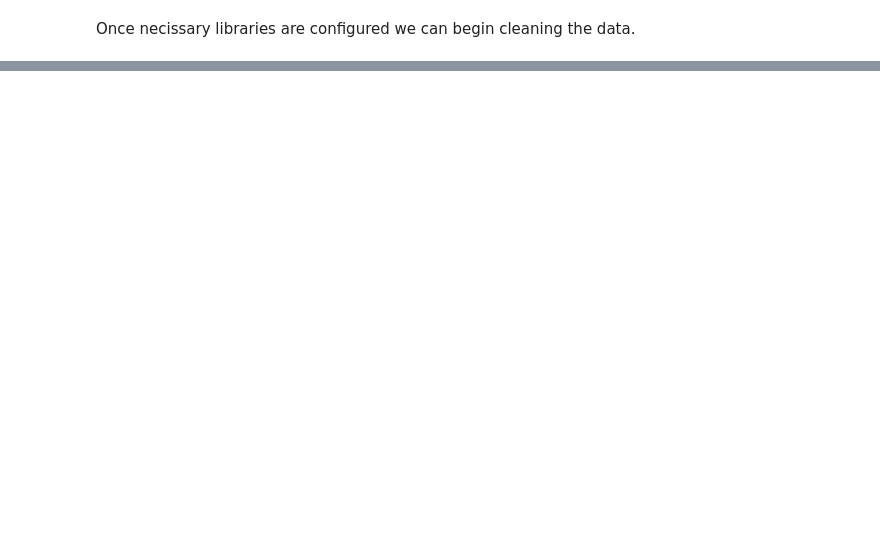
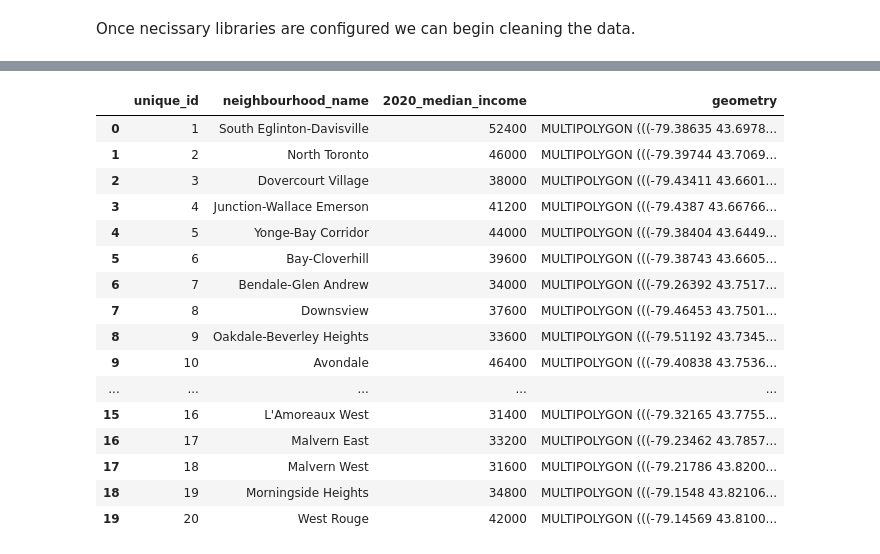
Before and after one commit to sebastianbrubaker/toronto_uhi_analysis, a Jupyter notebook: wrangle_data.ipynb, the cells around one changed output, grey strips where cells are left out. Saved outputs shown, nothing was run; the diff lists cells and outputs as text; code cells hidden in the pictures; blank space fills up the shorter version.

```diff
--- a/wrangle_data.ipynb
+++ b/wrangle_data.ipynb
@@ -79,0 +132,6 @@ KeyError: "['Neighbourhood Name', 'Median total income in 2020  among recipients
+# %%
+# Opne the GeoJSON containing the neighbourhood boundaries:
+
+geo_df = gpd.read_file("Data/neighbourhood_boundariesWGS84.geojson")
+
+geo_df.head()
@@ -79,0 +145,6 @@ KeyError: "['Neighbourhood Name', 'Median total income in 2020  among recipients
+# %%
+# Read the attribute data into a DataFrame:
+
+attribute_df = pd.read_csv("Data/attribute_data.csv")
+
+attribute_df.head()
@@ -79,0 +158,6 @@ KeyError: "['Neighbourhood Name', 'Median total income in 2020  among recipients
+# %%
+# Merge the two datasets:
+
+merged_df = geo_df.merge(attribute_df, left_on = "AREA_NAME", right_on = "neighbourhood_name")
+
+merged_df.head()
@@ -79,0 +171,28 @@ KeyError: "['Neighbourhood Name', 'Median total income in 2020  among recipients
+# %%
+# Filter for the _id, neighbourhood_name, 2020_median_income, and geometry columns:
+
+# Filter
+filtered_df = merged_df[["_id", "neighbourhood_name", "2020_median_income", "geometry"]]
+
+# Rename unique_id to unique_id
+result_df = filtered_df.rename(columns = {"_id": "unique_id"})
+
+result_df.head(20)
+# %% [output]
+|  | unique_id | neighbourhood_name | 2020_median_income | geometry |
+| 0 | 1 | South Eglinton-Davisville | 52400 | MULTIPOLYGON (((-79.38635 43.6978... |
+| 1 | 2 | North Toronto | 46000 | MULTIPOLYGON (((-79.39744 43.7069... |
+| 2 | 3 | Dovercourt Village | 38000 | MULTIPOLYGON (((-79.43411 43.6601... |
+| 3 | 4 | Junction-Wallace Emerson | 41200 | MULTIPOLYGON (((-79.4387 43.66766... |
+| 4 | 5 | Yonge-Bay Corridor | 44000 | MULTIPOLYGON (((-79.38404 43.6449... |
+| 5 | 6 | Bay-Cloverhill | 39600 | MULTIPOLYGON (((-79.38743 43.6605... |
+| 6 | 7 | Bendale-Glen Andrew | 34000 | MULTIPOLYGON (((-79.26392 43.7517... |
+| 7 | 8 | Downsview | 37600 | MULTIPOLYGON (((-79.46453 43.7501... |
+| 8 | 9 | Oakdale-Beverley Heights | 33600 | MULTIPOLYGON (((-79.51192 43.7345... |
+| 9 | 10 | Avondale | 46400 | MULTIPOLYGON (((-79.40838 43.7536... |
+| ... | ... | ... | ... | ... |
+| 15 | 16 | L'Amoreaux West | 31400 | MULTIPOLYGON (((-79.32165 43.7755... |
+| 16 | 17 | Malvern East | 33200 | MULTIPOLYGON (((-79.23462 43.7857... |
+| 17 | 18 | Malvern West | 31600 | MULTIPOLYGON (((-79.21786 43.8200... |
+| 18 | 19 | Morningside Heights | 34800 | MULTIPOLYGON (((-79.1548 43.82106... |
+| 19 | 20 | West Rouge | 42000 | MULTIPOLYGON (((-79.14569 43.8100... |
```
Also changed, not shown: parts of 14 cells of this notebook, 7 other files.
